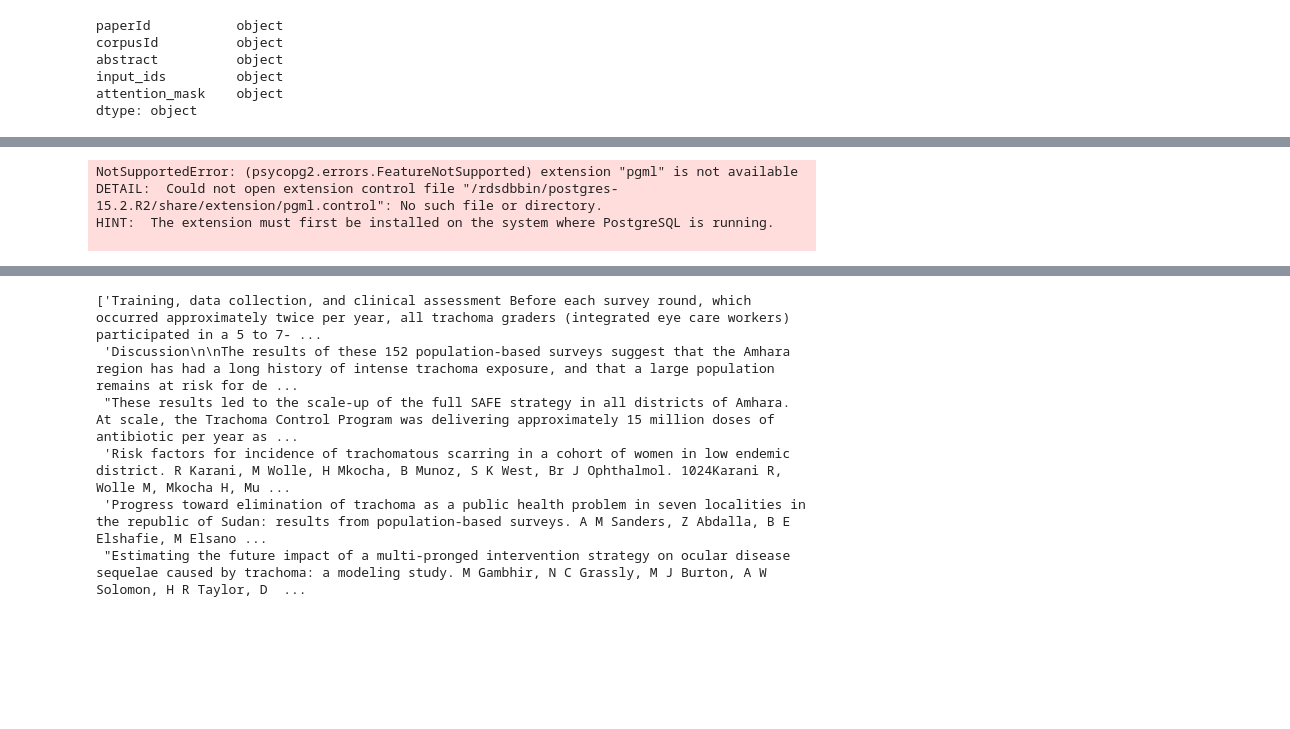
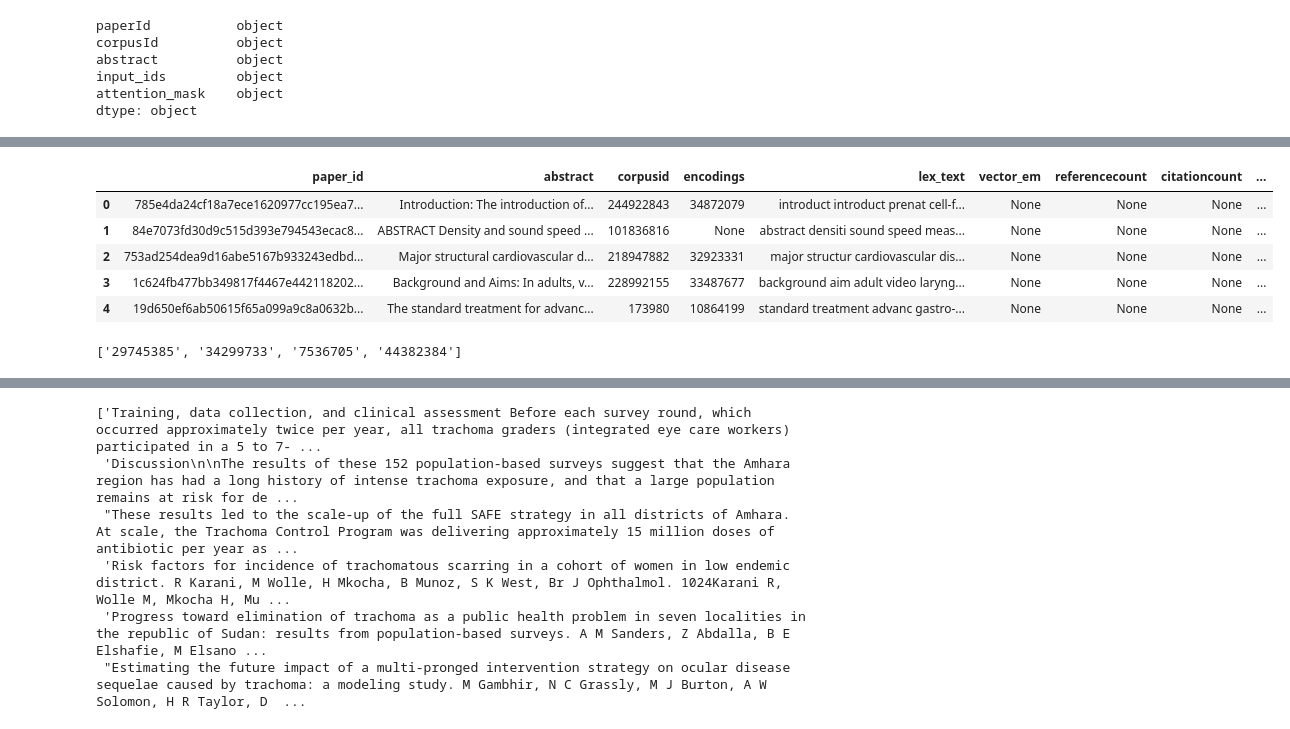
Before and after one commit to leen01/therapeutic-accelerator, a Jupyter notebook: Base_Models/LangChainModel.ipynb, the cells around one changed output, grey strips where cells are left out. Cells and saved outputs as stored; diff of their text form; code cells hidden in the pictures; blank space fills up the shorter version.

```diff
--- a/Base_Models/LangChainModel.ipynb
+++ b/Base_Models/LangChainModel.ipynb
@@ -178,16 +181,52 @@ Nanosecond heartbeat on server 1689887706805504034000
 # vector_em <=> (select vector_em from abstract_encodings_test4 where vector_em is not null limit 1) as sim
 # ALTER TABLE abstract_encodings_test4 ADD COLUMN vector_em vector(768);
 # psql --host=database-1.cuaho2dof33c.us-east-1.rds.amazonaws.com --port=5432 --username=postgres --password --dbname=postgres
+# %%
+sql_text = f'''SELECT *
+                FROM abstract_encodings_test4
+                LIMIT 10'''
+
+with engine.connect() as conn:
+    query = conn.execute(text(sql_text))
+ae_test = pd.DataFrame(query.fetchall())
+ae_test.head()
+# %% [output]
+|  | paper_id | abstract | corpusid | encodings | lex_text | vector_em | referencecount | citationcount | ... |
+| 0 | 785e4da24cf18a7ece1620977cc195ea7... | Introduction: The introduction of... | 244922843 | 34872079 | introduct introduct prenat cell-f... | None | None | None | ... |
+| 1 | 84e7073fd30d9c515d393e794543ecac8... | ABSTRACT Density and sound speed ... | 101836816 | None | abstract densiti sound speed meas... | None | None | None | ... |
+| 2 | 753ad254dea9d16abe5167b933243edbd... | Major structural cardiovascular d... | 218947882 | 32923331 | major structur cardiovascular dis... | None | None | None | ... |
+| 3 | 1c624fb477bb349817f4467e442118202... | Background and Aims: In adults, v... | 228992155 | 33487677 | background aim adult video laryng... | None | None | None | ... |
+| 4 | 19d650ef6ab50615f65a099a9c8a0632b... | The standard treatment for advanc... | 173980 | 10864199 | standard treatment advanc gastro-... | None | None | None | ... |
+# %%
+user_input = 'Left Brain Hemisphere Neglect'
+input_string =  " & ".join(user_input.split(" "))
+
+sql = f'''
+SELECT
+    attributes.title,
+    abstract,
+    corpusid
+FROM abstract_encodings_test4
+JOIN attributes using (corpusid)
+WHERE ts_left_750 @@ websearch_to_tsquery('english','{input_string}')
+order by attributes.referencecount desc, attributes.publicationdate, attributes.citationcount desc
+limit 5
+'''
+with engine.connect() as conn:
+    query = conn.execute(text(sql))
+
+df = pd.DataFrame(query.fetchall())
+df
+corpusid_list = list(df["corpusid"])
+corpusid_list = [str(i) for i in corpusid_list]
+print(corpusid_list)
+# %% [output]
+['29745385', '34299733', '7536705', '44382384']
 # %%
-sql_create_postgres_env = text(f'''
-                               create extension pgml;''')
-with engine.connect() as conn:
-    query = conn.execute(sql_create_postgres_env)
+# sql_create_postgres_env = text(f'''
+#                                create extension pgml;''')
+# with engine.connect() as conn:
+#     query = conn.execute(sql_create_postgres_env)
-# %% [output]
-NotSupportedError: (psycopg2.errors.FeatureNotSupported) extension "pgml" is not available
-DETAIL:  Could not open extension control file "/rdsdbbin/postgres-15.2.R2/share/extension/pgml.control": No such file or directory.
-HINT:  The extension must first be installed on the system where PostgreSQL is running.
-
 # %%
 ### Connect to the Chroma DB
 abstract_store = chroma.get_collection(name="specter_abstracts")
```
Also changed, not shown: parts of 13 cells of this notebook, 10 other files.
